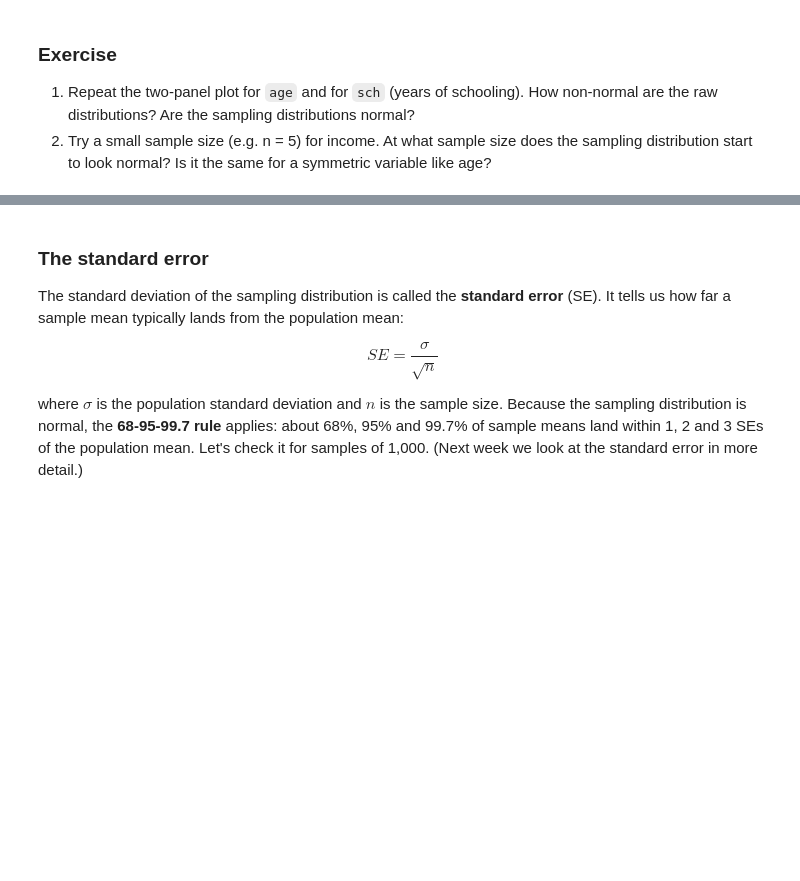
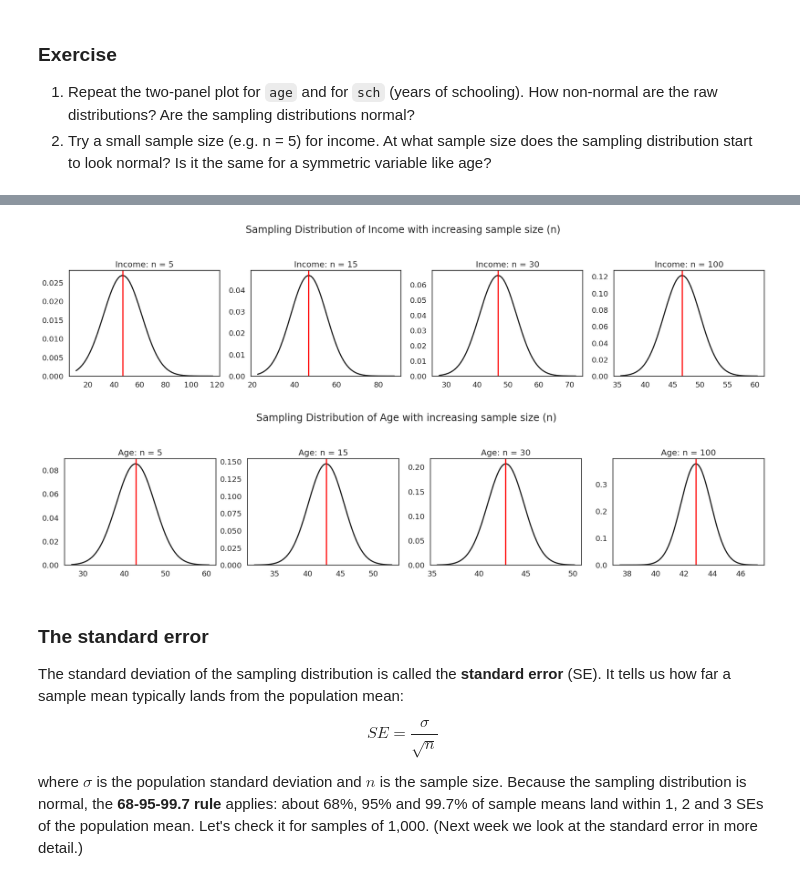
Before and after one commit to AlexiaNabok28/QM2, a Jupyter notebook: notebooks/W05. Distributions and Basic Statistics.ipynb, the cells around one changed output, grey strips where cells are left out. Saved outputs shown, nothing was run; the diff lists cells and outputs as text; code cells hidden in the pictures; blank space fills up the shorter version.

```diff
--- a/notebooks/W05. Distributions and Basic Statistics.ipynb
+++ b/notebooks/W05. Distributions and Basic Statistics.ipynb
@@ -434,3 +555,26 @@ plt.tight_layout(); plt.show()
+# %%
+# --- Part 2: Small sample sizes (n=5, 15, 30, 100) for Income vs Age ---
+
+sizes = [5, 15, 30, 100]
+
+# Income plots
+fig, axes = plt.subplots(1, 4, figsize=(18, 4))
+for ax, n_val in zip(axes, sizes):
+    plot_sampling_distribution(sample_means(df["income"], n_val), ax, df["income"].mean(), f"Income: n = {n_val}", n=n_val)
+fig.suptitle("Sampling Distribution of Income with increasing sample size (n)", y=1.05)
+plt.tight_layout()
+plt.show()
+
+# Age plots
+fig, axes = plt.subplots(1, 4, figsize=(18, 4))
+for ax, n_val in zip(axes, sizes):
+    plot_sampling_distribution(sample_means(df["age"], n_val), ax, df["age"].mean(), f"Age: n = {n_val}", n=n_val)
+fig.suptitle("Sampling Distribution of Age with increasing sample size (n)", y=1.05)
+plt.tight_layout()
+plt.show()
+# %% [output]
+[figure, added]
+[figure, added]
 # %% [markdown]
 ### The standard error
 
```
Also changed, not shown: parts of 24 cells of this notebook.
